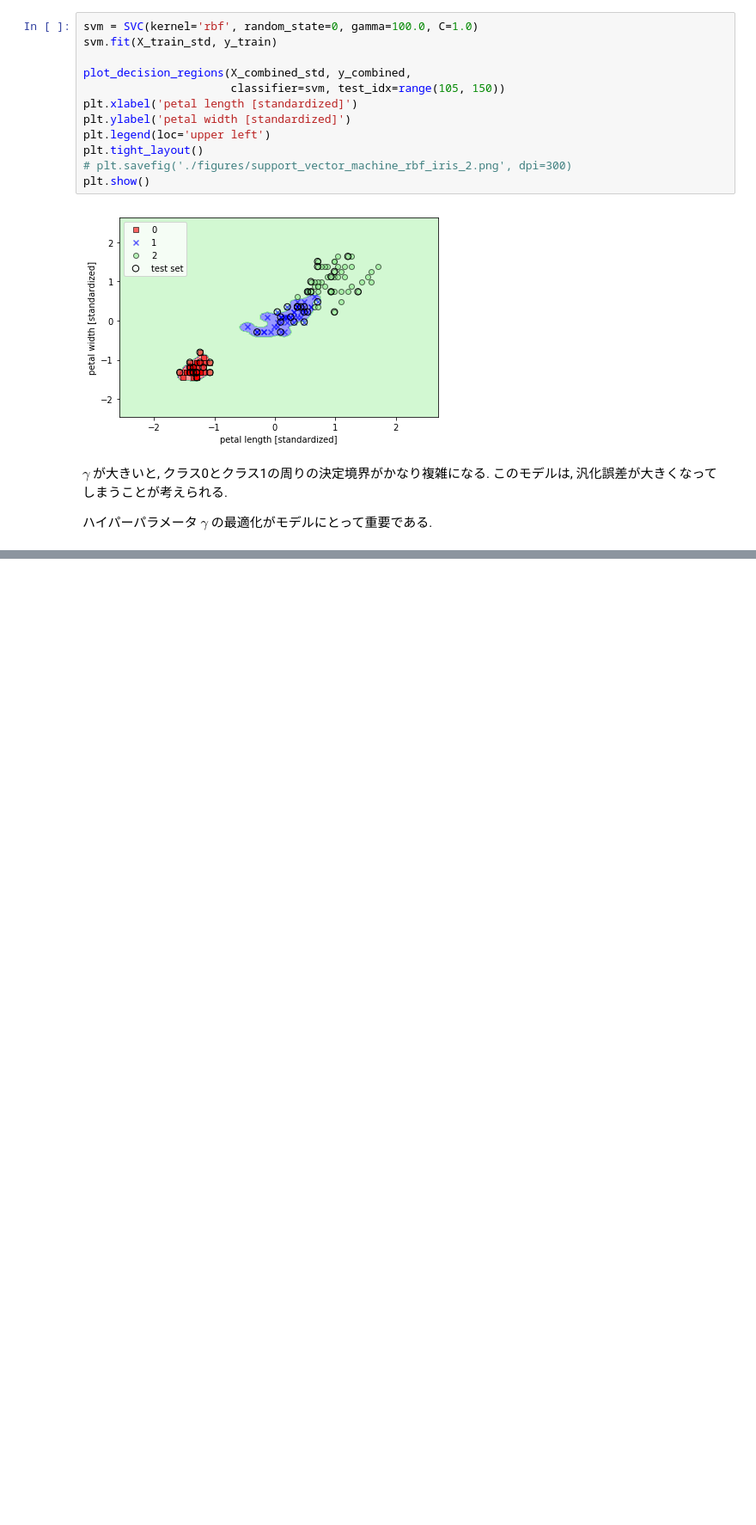
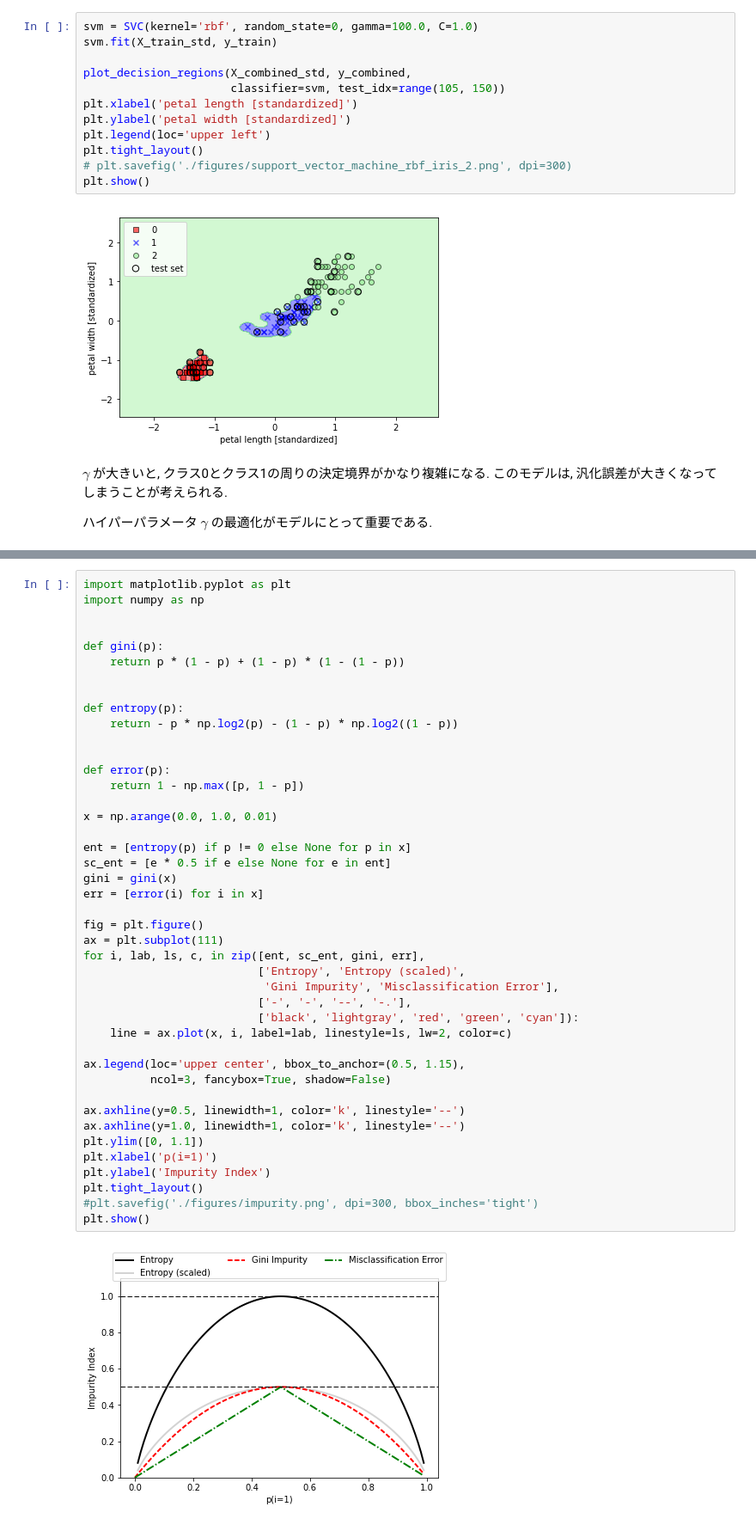
Before and after one commit to taq225/py_ML_book, a Jupyter notebook: Ch3.ipynb, the cells around one changed output, grey strips where cells are left out. Shown: that part at 86% size. Cells and saved outputs as stored; diff of their text form; blank space fills up the shorter version.

```diff
--- a/Ch3.ipynb
+++ b/Ch3.ipynb
@@ -684,0 +727,45 @@ $\gamma$ が大きいと, クラス0とクラス1の周りの決定境界がか
+# %%
+import matplotlib.pyplot as plt
+import numpy as np
+
+
+def gini(p):
+    return p * (1 - p) + (1 - p) * (1 - (1 - p))
+
+
+def entropy(p):
+    return - p * np.log2(p) - (1 - p) * np.log2((1 - p))
+
+
+def error(p):
+    return 1 - np.max([p, 1 - p])
+
+x = np.arange(0.0, 1.0, 0.01)
+
+ent = [entropy(p) if p != 0 else None for p in x]
+sc_ent = [e * 0.5 if e else None for e in ent]
+gini = gini(x)
+err = [error(i) for i in x]
+
+fig = plt.figure()
+ax = plt.subplot(111)
+for i, lab, ls, c, in zip([ent, sc_ent, gini, err],
+                          ['Entropy', 'Entropy (scaled)',
+                           'Gini Impurity', 'Misclassification Error'],
+                          ['-', '-', '--', '-.'],
+                          ['black', 'lightgray', 'red', 'green', 'cyan']):
+    line = ax.plot(x, i, label=lab, linestyle=ls, lw=2, color=c)
+
+ax.legend(loc='upper center', bbox_to_anchor=(0.5, 1.15),
+          ncol=3, fancybox=True, shadow=False)
+
+ax.axhline(y=0.5, linewidth=1, color='k', linestyle='--')
+ax.axhline(y=1.0, linewidth=1, color='k', linestyle='--')
+plt.ylim([0, 1.1])
+plt.xlabel('p(i=1)')
+plt.ylabel('Impurity Index')
+plt.tight_layout()
+#plt.savefig('./figures/impurity.png', dpi=300, bbox_inches='tight')
+plt.show()
+# %% [output]
+[figure, added]
```
Also changed, not shown: parts of 12 cells of this notebook.
